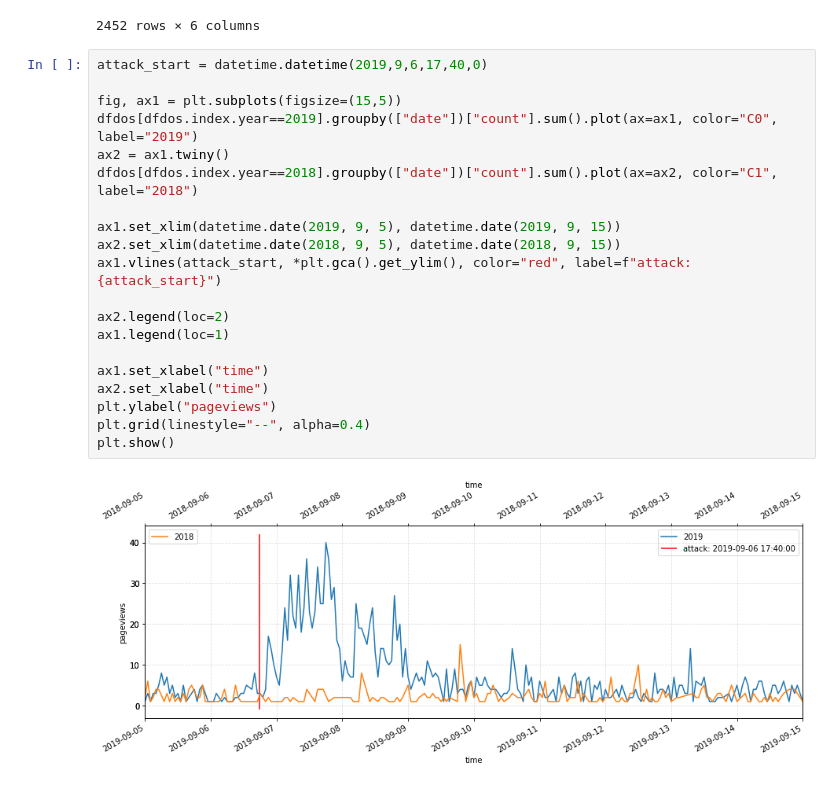
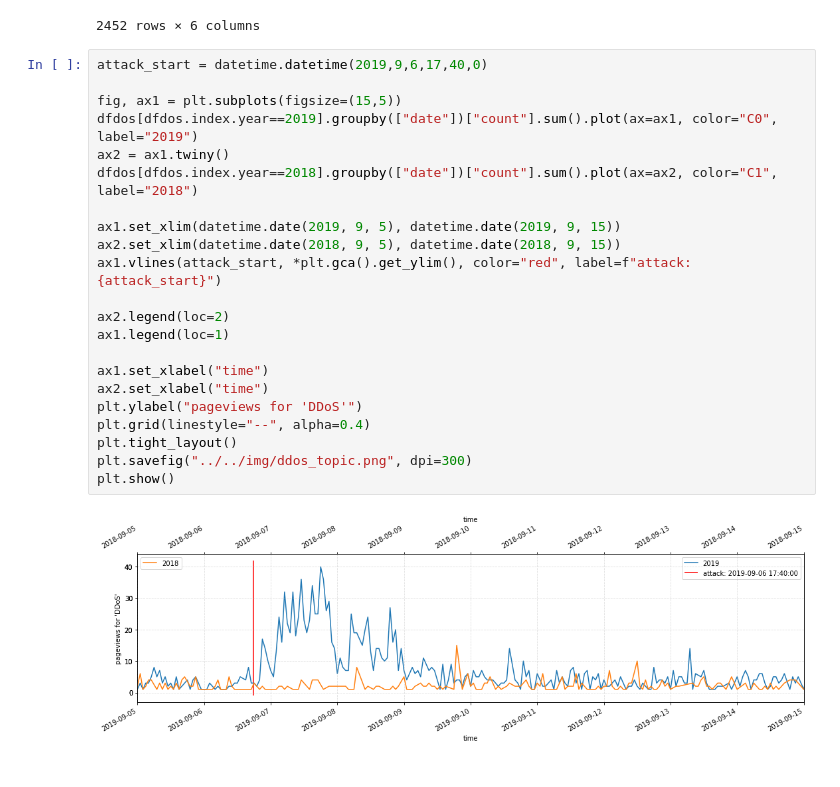
Before and after one commit to charelF/LSDEW4, a Jupyter notebook: exploration/charel/ddos_topic.ipynb, the cells around one changed output. Saved outputs shown, nothing was run; the diff lists cells and outputs as text.

```diff
--- a/exploration/charel/ddos_topic.ipynb
+++ b/exploration/charel/ddos_topic.ipynb
@@ -33,22 +33,24 @@ dfdos
 # %%
 attack_start = datetime.datetime(2019,9,6,17,40,0)
 
 fig, ax1 = plt.subplots(figsize=(15,5))
 dfdos[dfdos.index.year==2019].groupby(["date"])["count"].sum().plot(ax=ax1, color="C0", label="2019")
 ax2 = ax1.twiny()
 dfdos[dfdos.index.year==2018].groupby(["date"])["count"].sum().plot(ax=ax2, color="C1", label="2018")
 
 ax1.set_xlim(datetime.date(2019, 9, 5), datetime.date(2019, 9, 15))
 ax2.set_xlim(datetime.date(2018, 9, 5), datetime.date(2018, 9, 15))
 ax1.vlines(attack_start, *plt.gca().get_ylim(), color="red", label=f"attack: {attack_start}")
 
 ax2.legend(loc=2)
 ax1.legend(loc=1)
 
 ax1.set_xlabel("time")
 ax2.set_xlabel("time")
-plt.ylabel("pageviews")
+plt.ylabel("pageviews for 'DDoS'")
 plt.grid(linestyle="--", alpha=0.4)
+plt.tight_layout()
+plt.savefig("../../img/ddos_topic.png", dpi=300)
 plt.show()
 # %% [output]
-[figure, old version]
+[figure, new version]
```
Also changed, not shown: 2 other files.
